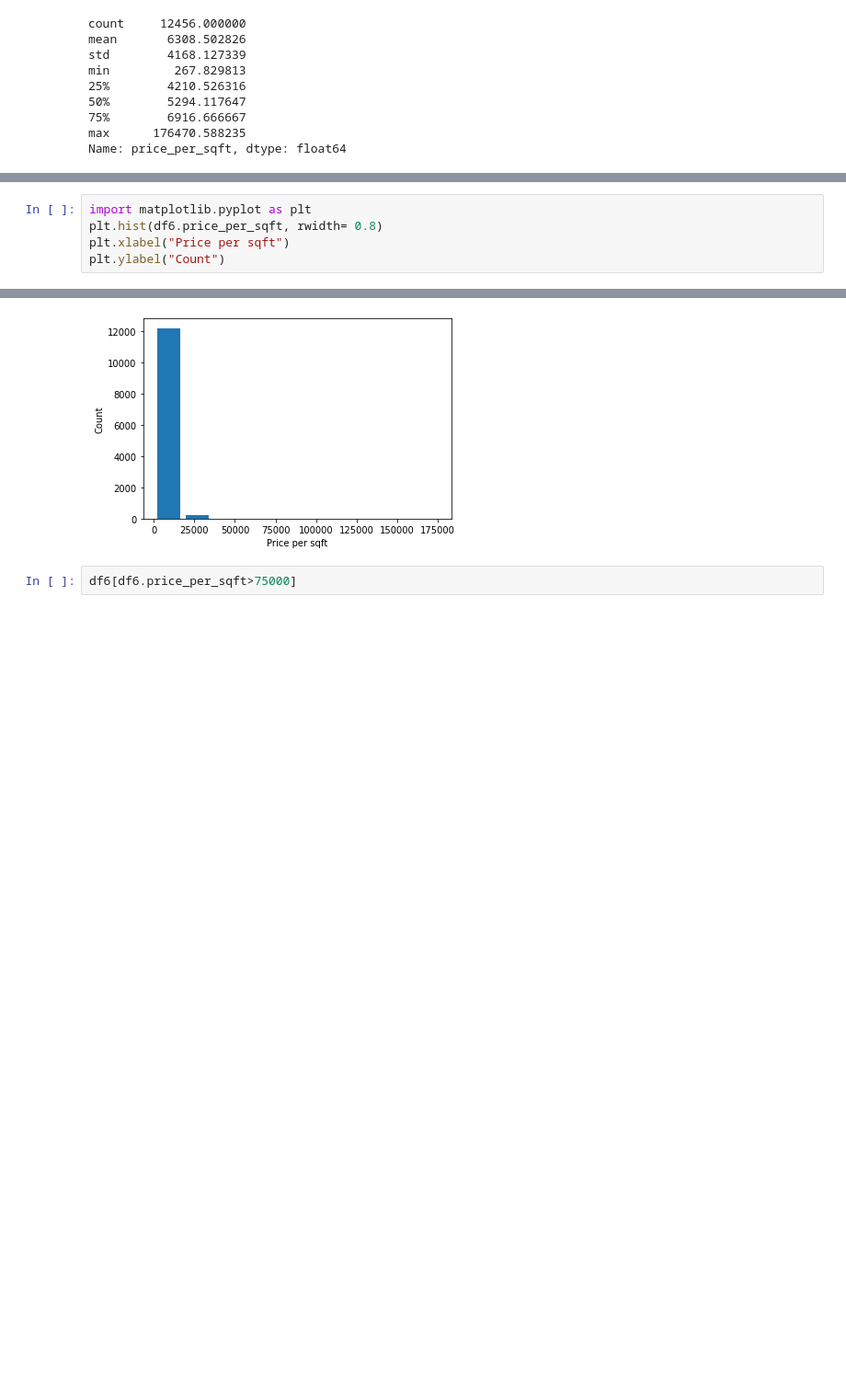
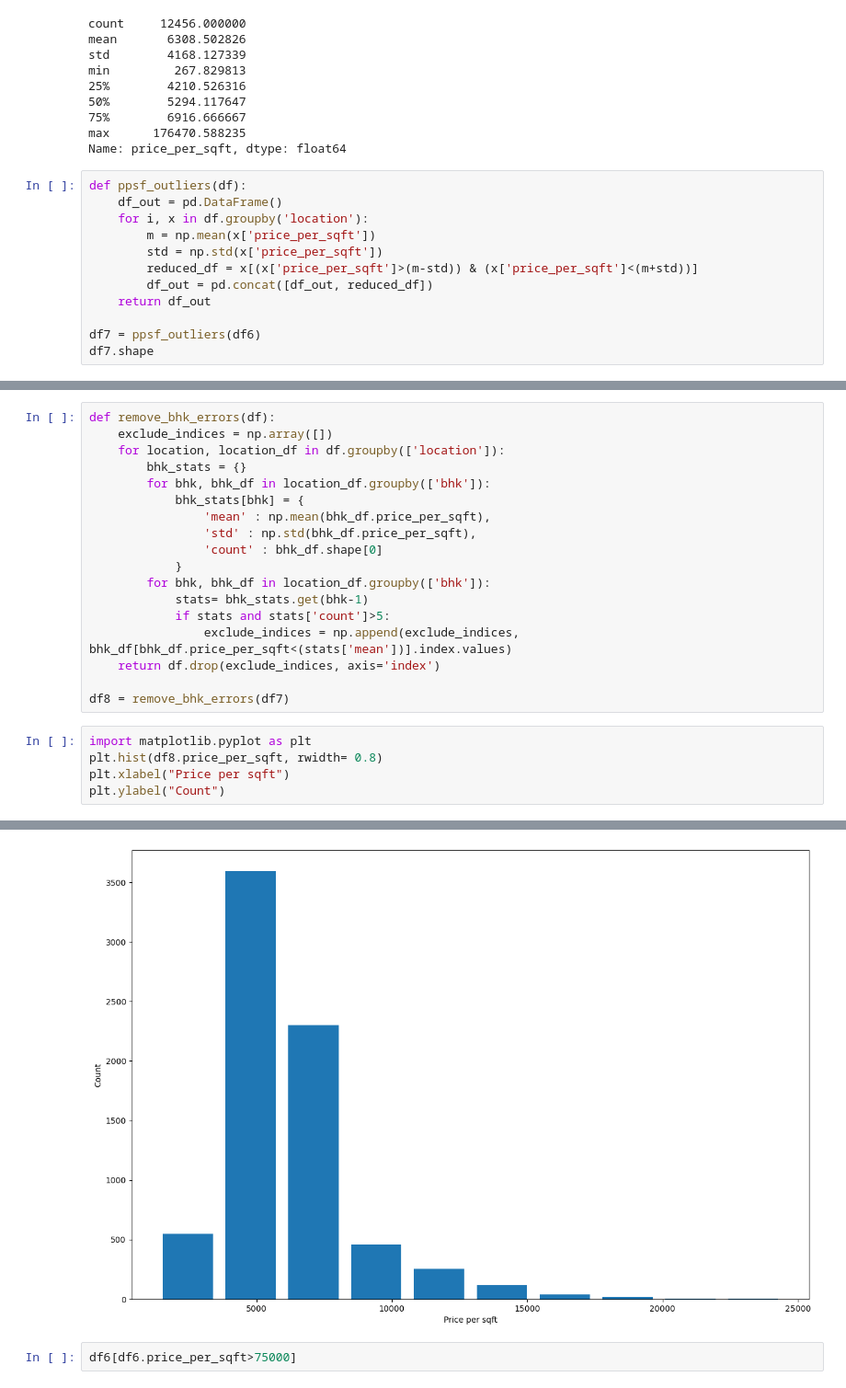
Before and after one commit to ShishirMagge/Machine-Learning-Projects, a Jupyter notebook: BengaluruPricePred/BengaluruPrice.ipynb, the cells around one changed output, grey strips where cells are left out. Shown: that part at 92% size. Drawn from its saved outputs; the diff is of its cells as text; blank space fills up the shorter version.

```diff
--- a/BengaluruPricePred/BengaluruPrice.ipynb
+++ b/BengaluruPricePred/BengaluruPrice.ipynb
@@ -274,3 +278,15 @@ min         267.829813
 75%        6916.666667
 max      176470.588235
 Name: price_per_sqft, dtype: float64
+# %%
+def ppsf_outliers(df):
+    df_out = pd.DataFrame()
+    for i, x in df.groupby('location'):
+        m = np.mean(x['price_per_sqft'])
+        std = np.std(x['price_per_sqft'])
+        reduced_df = x[(x['price_per_sqft']>(m-std)) & (x['price_per_sqft']<(m+std))]
+        df_out = pd.concat([df_out, reduced_df])
+    return df_out
+
+df7 = ppsf_outliers(df6)
+df7.shape
@@ -277,11 +312,29 @@ Name: price_per_sqft, dtype: float64
+# %%
+def remove_bhk_errors(df):
+    exclude_indices = np.array([])
+    for location, location_df in df.groupby(['location']):
+        bhk_stats = {}
+        for bhk, bhk_df in location_df.groupby(['bhk']):
+            bhk_stats[bhk] = {
+                'mean' : np.mean(bhk_df.price_per_sqft),
+                'std' : np.std(bhk_df.price_per_sqft),
+                'count' : bhk_df.shape[0]
+            }
+        for bhk, bhk_df in location_df.groupby(['bhk']):
+            stats= bhk_stats.get(bhk-1)
+            if stats and stats['count']>5:
+                exclude_indices = np.append(exclude_indices, bhk_df[bhk_df.price_per_sqft<(stats['mean'])].index.values)
+    return df.drop(exclude_indices, axis='index')
+
+df8 = remove_bhk_errors(df7)
 # %%
 import matplotlib.pyplot as plt
-plt.hist(df6.price_per_sqft, rwidth= 0.8)
+plt.hist(df8.price_per_sqft, rwidth= 0.8)
 plt.xlabel("Price per sqft")
 plt.ylabel("Count")
 # %% [output]
 Text(0, 0.5, 'Count')
-[figure, old version]
+[figure, new version]
 # %%
 df6[df6.price_per_sqft>75000]
 # %% [output]
```
Also changed, not shown: parts of 7 cells of this notebook.
